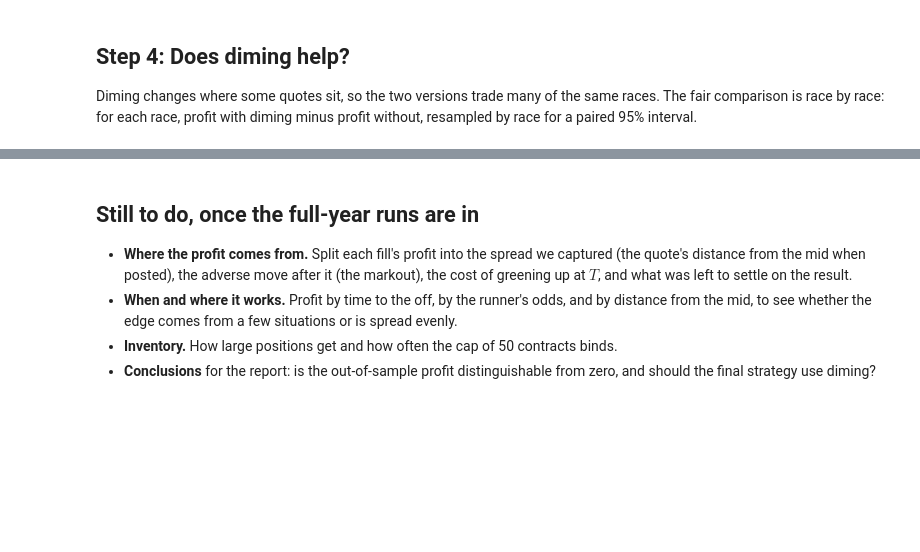
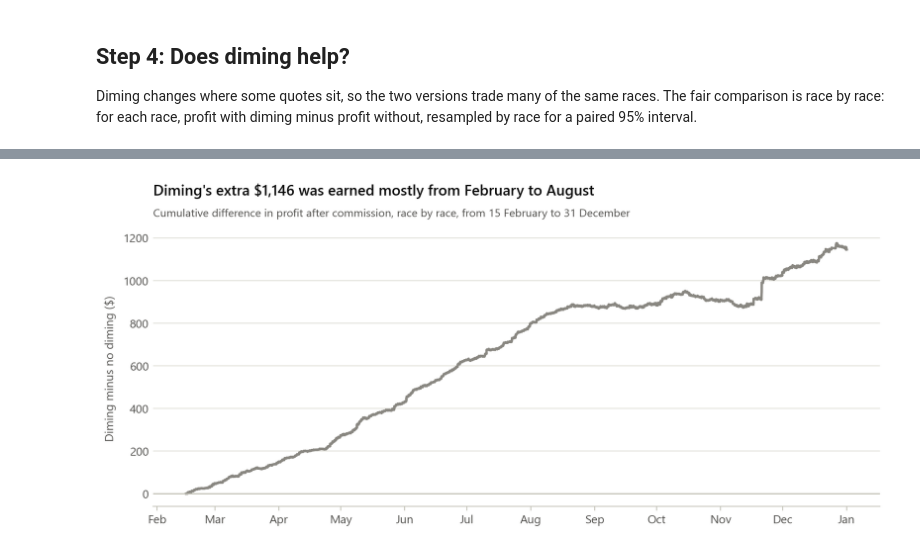
Before and after one commit to wazzak-99/Greyhound-Racing-Backtesting, a Jupyter notebook: evaluation/strategy-evaluation.ipynb, the cells around one changed output, grey strips where cells are left out. Saved outputs shown, nothing was run; the diff lists cells and outputs as text; code cells hidden in the pictures; blank space fills up the shorter version.

```diff
--- a/evaluation/strategy-evaluation.ipynb
+++ b/evaluation/strategy-evaluation.ipynb
@@ -177,7 +311,14 @@ else:
-# %% [markdown]
-## Still to do, once the full-year runs are in
-
-- **Where the profit comes from.** Split each fill's profit into the spread we captured (the quote's distance from the mid when posted), the adverse move after it (the markout), the cost of greening up at $T$, and what was left to settle on the result.
-- **When and where it works.** Profit by time to the off, by the runner's odds, and by distance from the mid, to see whether the edge comes from a few situations or is spread evenly.
-- **Inventory.** How large positions get and how often the cap of 50 contracts binds.
-- **Conclusions** for the report: is the out-of-sample profit distinguishable from zero, and should the final strategy use diming?
+# %%
+if len(RUNS) == 2:
+    when_out = when[out_of_sample]
+    fig, ax = plt.subplots(figsize=(11, 4.2))
+    ax.plot(when_out.to_numpy(), difference.cumsum().to_numpy(), color=GREY)
+    ax.axhline(0, color=LIGHT, lw=1)
+    ax.xaxis.set_major_locator(mdates.MonthLocator())
+    ax.xaxis.set_major_formatter(mdates.DateFormatter("%b"))
+    ax.set(ylabel="Diming minus no diming ($)")
+    titles(ax, f"Diming's extra ${difference.sum():,.0f} was earned mostly from February to August",
+           "Cumulative difference in profit after commission, race by race, from 15 February to 31 December")
+    plt.show()
+# %% [output]
+[figure, added]
```
Also changed, not shown: parts of 19 cells of this notebook, 7 other files.
